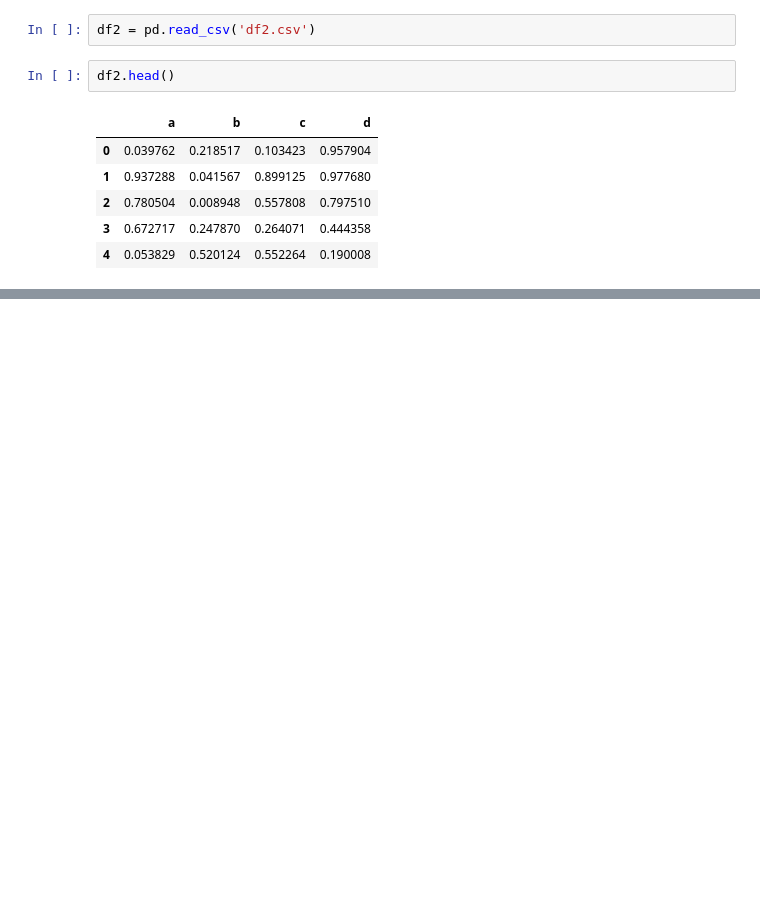
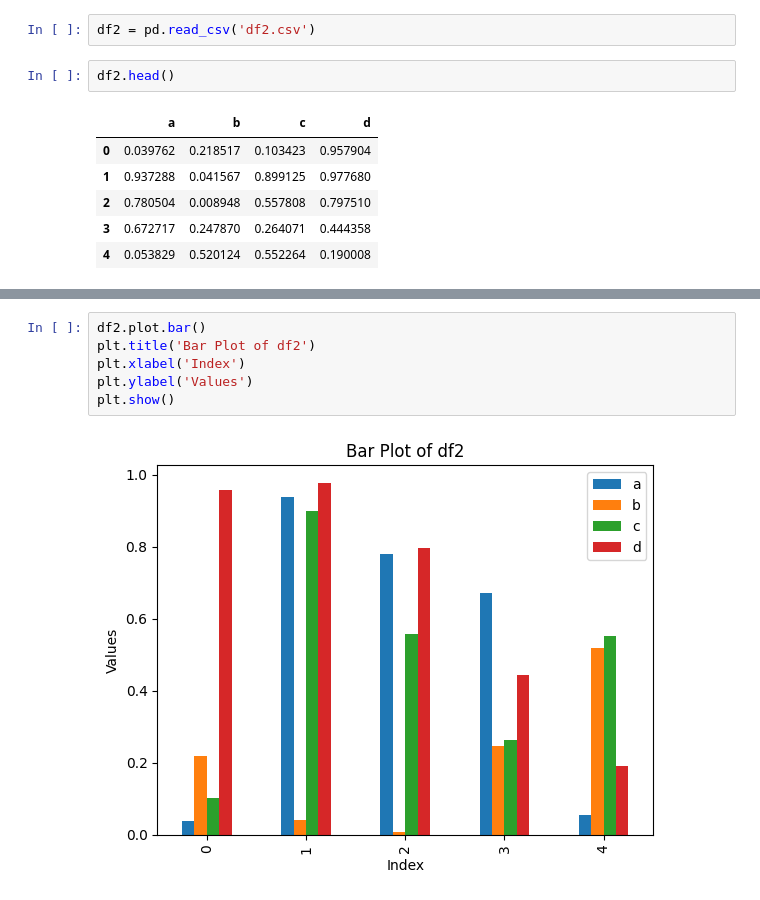
Before and after one commit to DannyCui-2016/Machine-Learning-Approach-Session, a Jupyter notebook: section 10/pandas in data visualization.ipynb, the cells around one changed output, grey strips where cells are left out. Saved outputs shown, nothing was run; the diff lists cells and outputs as text; blank space fills up the shorter version.

```diff
--- a/section 10/pandas in data visualization.ipynb
+++ b/section 10/pandas in data visualization.ipynb
@@ -31,0 +57,8 @@ df2.head()
+# %%
+df2.plot.bar()
+plt.title('Bar Plot of df2')
+plt.xlabel('Index')
+plt.ylabel('Values')
+plt.show()
+# %% [output]
+[figure, added]
```
Also changed, not shown: parts of 3 cells of this notebook.
